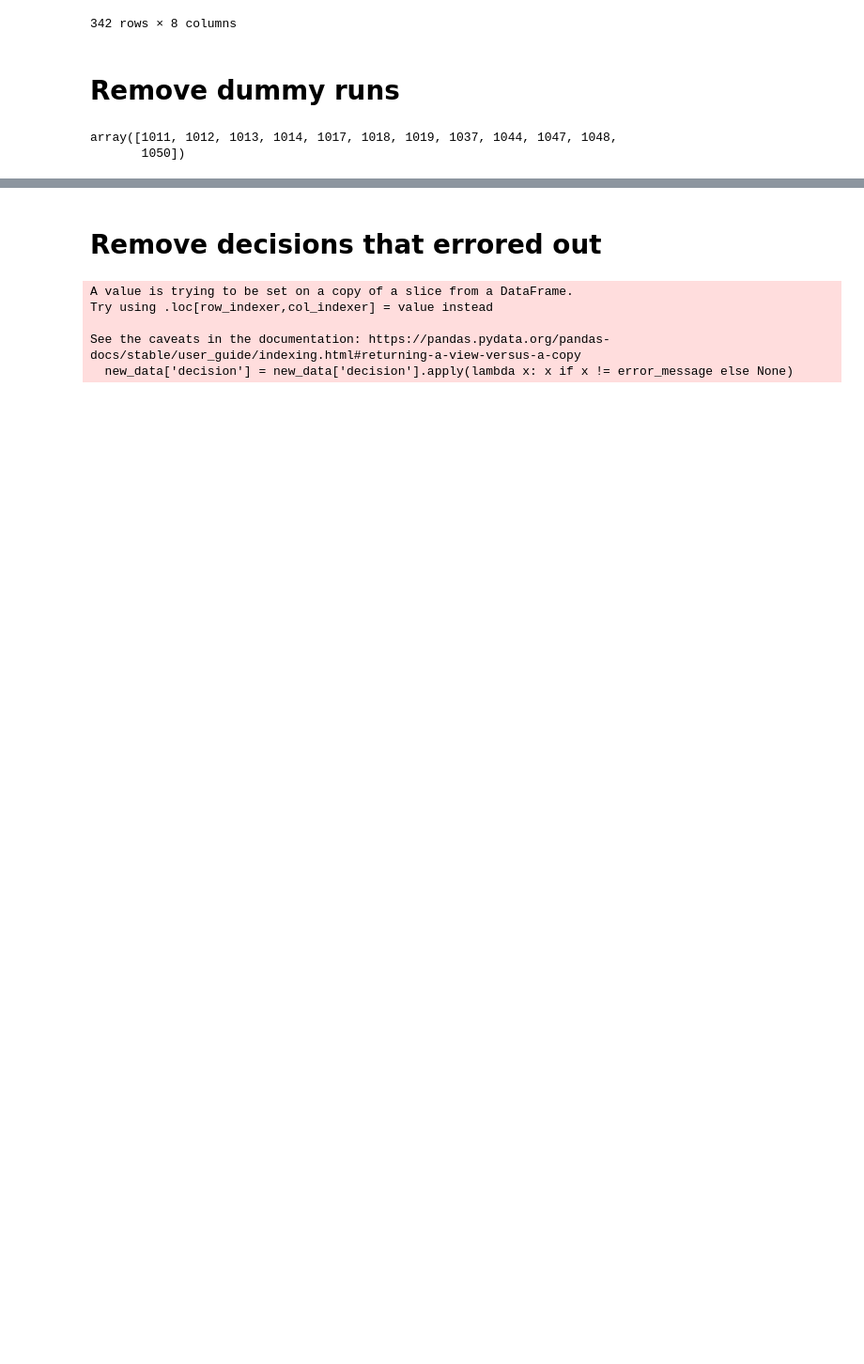
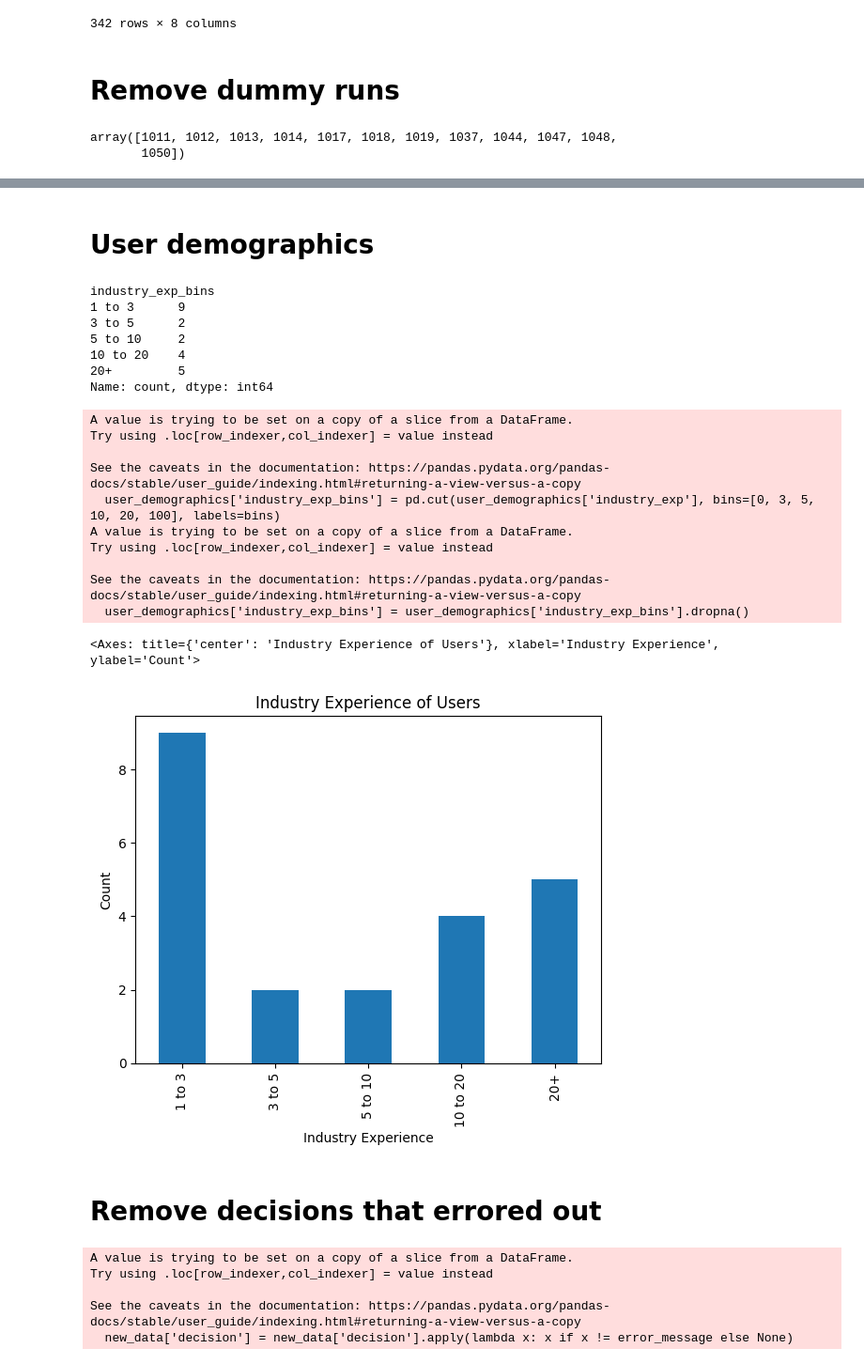
Before and after one commit to sa4s-serc/LLM4ADR, a Jupyter notebook: HumanEval/analysis/analysis.ipynb, the cells around one changed output, grey strips where cells are left out. Shown at 94% size. Saved outputs shown, nothing was run; the diff lists cells and outputs as text; code cells hidden in the pictures; blank space fills up the shorter version.

```diff
--- a/HumanEval/analysis/analysis.ipynb
+++ b/HumanEval/analysis/analysis.ipynb
@@ -117,3 +118,7 @@ users
 | 49 | 1049 | Amrut Joshi | amrut@iiit.ac.in | 25 | Yes | 25 | Amazon, Uber | 3 | ... |
 | 51 | 1051 | Sai Anirudh Karre | sai11101989@gmail.com | 25 | Yes | 14 | SumTotal Systems, Upgrad, Skillso... | 5 | ... |
 | 52 | 1052 | Akanksha Srivastava | akanksha.s@students.iiit.ac.in | 25 | Yes | 16 | Non SE related. (I worked as a UX... | 4 | ... |
+# %%
+unique_users = [1002, 1025, 1005, 1006, 1007, 1008, 1015, 1021, 1020, 1023, 1028, 1029, 1030, 1031, 1040, 1033, 1034, 1038, 1041, 1043, 1049, 1051, 1052]
+user_demographics = users[users['uid'].isin(unique_users)]
+user_demographics
@@ -137,3 +180,39 @@ new_data
+# %% [markdown]
+# User demographics
+# %%
+# Plot a histogram of user industry_exp
+# users['industry_exp'].hist(bins=30)
+
+bins = ['1 to 3', '3 to 5', '5 to 10', '10 to 20', '20+']
+user_demographics['industry_exp_bins'] = pd.cut(user_demographics['industry_exp'], bins=[0, 3, 5, 10, 20, 100], labels=bins)
+
+user_demographics['industry_exp_bins'] = user_demographics['industry_exp_bins'].dropna()
+
+bins = user_demographics['industry_exp_bins'].value_counts()
+bins.sort_index(inplace=True)
+print(bins)
+
+bins.plot(kind='bar', xlabel='Industry Experience', ylabel='Count', title='Industry Experience of Users', rot=90)
+# %% [output]
+industry_exp_bins
+1 to 3      9
+3 to 5      2
+5 to 10     2
+10 to 20    4
+20+         5
+Name: count, dtype: int64
+A value is trying to be set on a copy of a slice from a DataFrame.
+Try using .loc[row_indexer,col_indexer] = value instead
+
+See the caveats in the documentation: https://pandas.pydata.org/pandas-docs/stable/user_guide/indexing.html#returning-a-view-versus-a-copy
+  user_demographics['industry_exp_bins'] = pd.cut(user_demographics['industry_exp'], bins=[0, 3, 5, 10, 20, 100], labels=bins)
+A value is trying to be set on a copy of a slice from a DataFrame.
+Try using .loc[row_indexer,col_indexer] = value instead
+
+See the caveats in the documentation: https://pandas.pydata.org/pandas-docs/stable/user_guide/indexing.html#returning-a-view-versus-a-copy
+  user_demographics['industry_exp_bins'] = user_demographics['industry_exp_bins'].dropna()
+<Axes: title={'center': 'Industry Experience of Users'}, xlabel='Industry Experience', ylabel='Count'>
+[figure, added]
 # %% [markdown]
 # Remove decisions that errored out
 # %%
```
Also changed, not shown: parts of 17 cells of this notebook, 5 other files.
